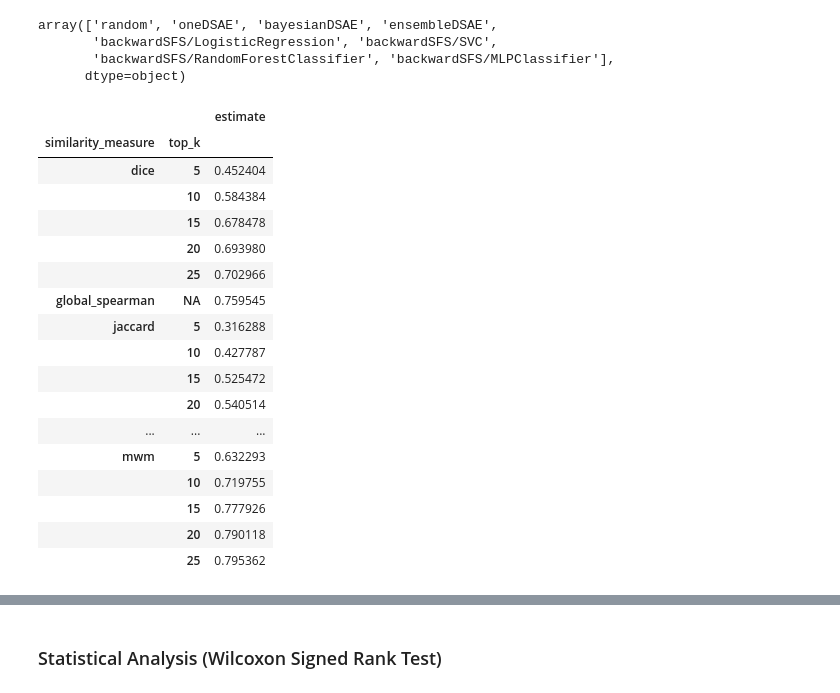
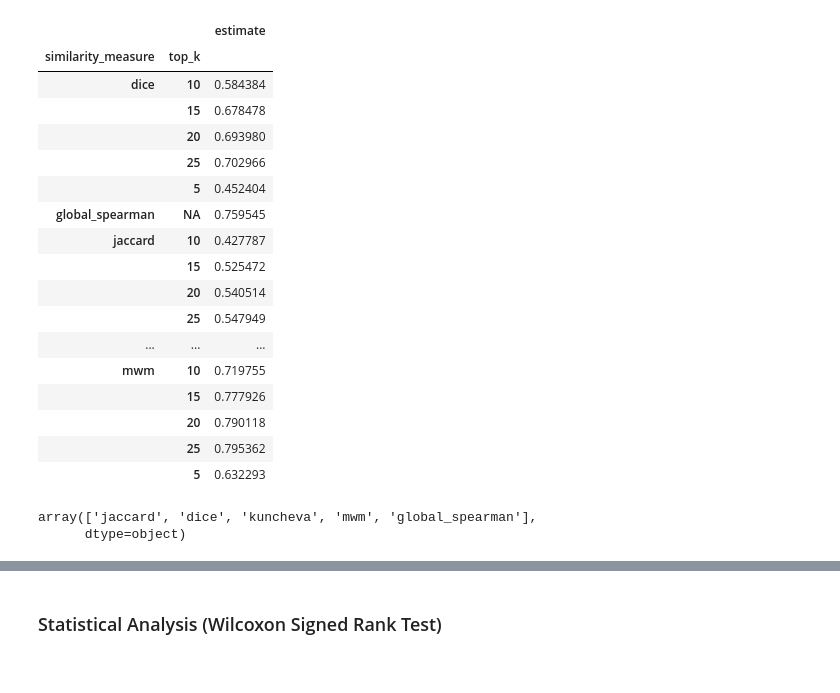
Before and after one commit to sithin-int/autoencoder, a Jupyter notebook: notebooks/stability_analysis.ipynb, the cells around one changed output, grey strips where cells are left out. Saved outputs shown, nothing was run; the diff lists cells and outputs as text; code cells hidden in the pictures.

```diff
--- a/notebooks/stability_analysis.ipynb
+++ b/notebooks/stability_analysis.ipynb
@@ -57,38 +58,35 @@ stability_df = pd.DataFrame(stability_df)
 # %%
 stability_df.to_csv("stability_df.csv", index=False)
 # %%
-stability_df = pd.read_csv("stability_df.csv")
+stability_df = pd.read_csv("stability_df.csv", keep_default_na=False)
 
 mean_stability_df = stability_df.groupby(by=["fs_method", "similarity_measure", "top_k"]).mean()
-# %%
-stability_df.fs_method.unique()
-# %% [output]
-array(['random', 'oneDSAE', 'bayesianDSAE', 'ensembleDSAE',
-       'backwardSFS/LogisticRegression', 'backwardSFS/SVC',
-       'backwardSFS/RandomForestClassifier', 'backwardSFS/MLPClassifier'],
-      dtype=object)
 # %%
-mean_stability_df
 mean_stability_df.groupby(by=["fs_method", "similarity_measure", "top_k"]).mean().xs("ensembleDSAE")
 # %% [output]
 |  |  | estimate |
 | similarity_measure | top_k |  |
-| dice | 5 | 0.452404 |
-|  | 10 | 0.584384 |
+| dice | 10 | 0.584384 |
 |  | 15 | 0.678478 |
 |  | 20 | 0.693980 |
 |  | 25 | 0.702966 |
+|  | 5 | 0.452404 |
 | global_spearman | NA | 0.759545 |
-| jaccard | 5 | 0.316288 |
-|  | 10 | 0.427787 |
+| jaccard | 10 | 0.427787 |
 |  | 15 | 0.525472 |
 |  | 20 | 0.540514 |
+|  | 25 | 0.547949 |
 | ... | ... | ... |
-| mwm | 5 | 0.632293 |
-|  | 10 | 0.719755 |
+| mwm | 10 | 0.719755 |
 |  | 15 | 0.777926 |
 |  | 20 | 0.790118 |
 |  | 25 | 0.795362 |
+|  | 5 | 0.632293 |
+# %%
+stability_df.similarity_measure.unique()
+# %% [output]
+array(['jaccard', 'dice', 'kuncheva', 'mwm', 'global_spearman'],
+      dtype=object)
 # %%
 # Figure 1
 
```
Also changed, not shown: parts of 23 cells of this notebook, 22 other files.
